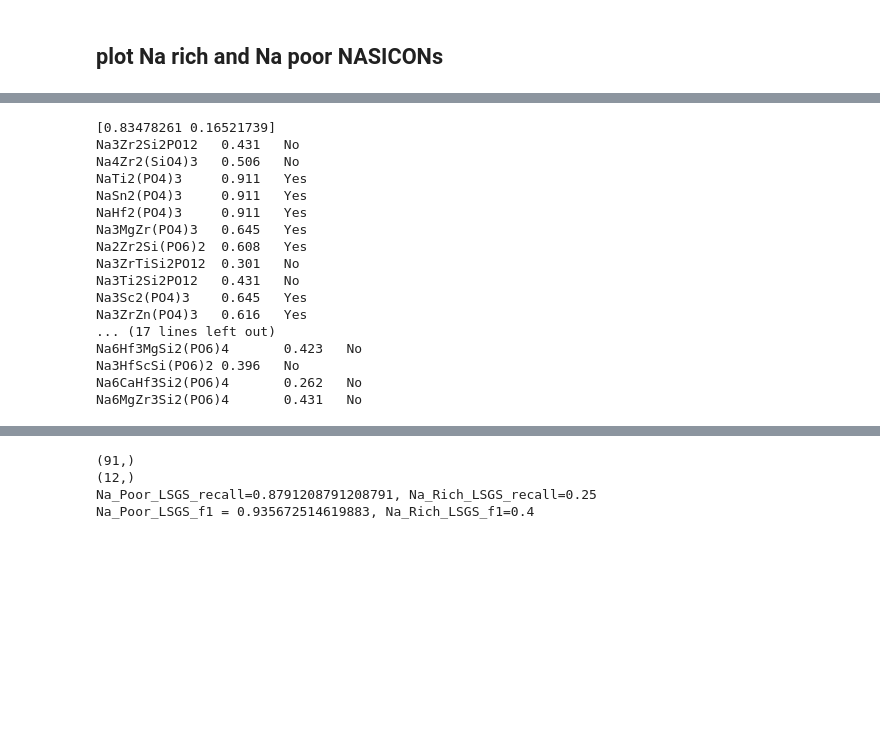
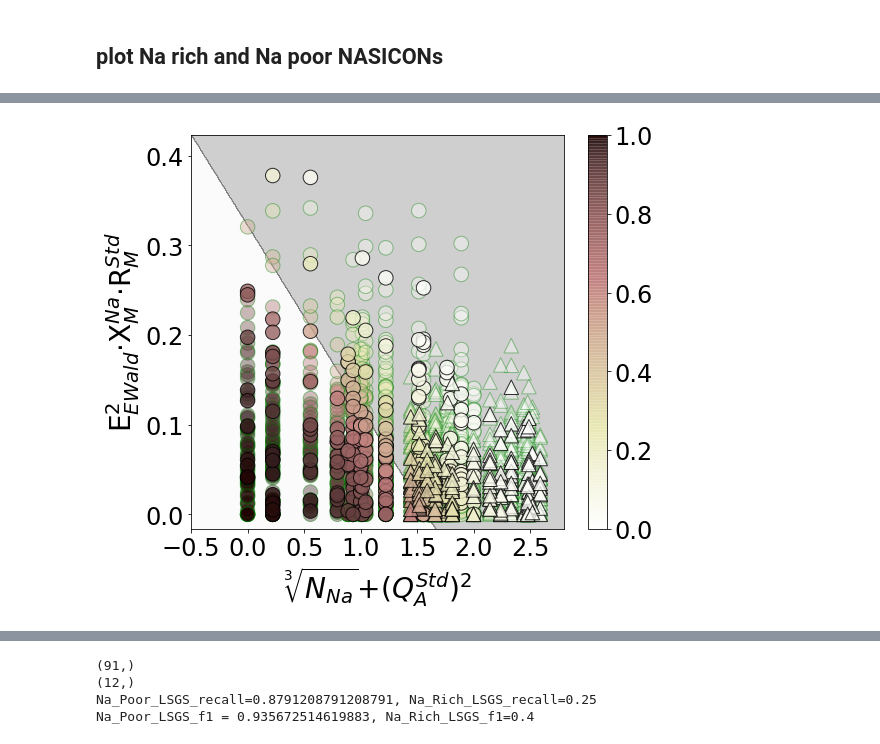
Before and after one commit to Jeff-oakley/NASICON_Predictor_Data, a Jupyter notebook: Run_five_fold_CV.ipynb, the cells around one changed output, grey strips where cells are left out. Drawn from its saved outputs; the diff is of its cells as text; code cells hidden in the pictures; blank space fills up the shorter version.

```diff
--- a/Run_five_fold_CV.ipynb
+++ b/Run_five_fold_CV.ipynb
@@ -375,10 +357,10 @@ test_comp_names = [all_comp_names[i] for i in best_test_index]
 NNa_train_arry = obtain_NNa(train_comp_names)
 NNa_test_arry = obtain_NNa(test_comp_names)
 
-NaPoor_LSGS_train_ind = np.where((NNa_train_arry<=1.0) & (ehull_train_arry<=0))[0]
-NaRich_LSGS_train_ind = np.where((NNa_train_arry>=3.0) & (ehull_train_arry<=0))[0]
-NaPoor_LSGS_test_ind = np.where((NNa_test_arry<=1.0) & (ehull_test_arry<=0))[0]
-NaRich_LSGS_test_ind = np.where((NNa_test_arry>=3.0) & (ehull_test_arry<=0))[0]
+NaPoor_LSGS_train_inds = np.where((NNa_train_arry<=1.0) & (ehull_train_arry<=0))[0]
+NaRich_LSGS_train_inds = np.where((NNa_train_arry>=3.0) & (ehull_train_arry<=0))[0]
+NaPoor_LSGS_test_inds = np.where((NNa_test_arry<=1.0) & (ehull_test_arry<=0))[0]
+NaRich_LSGS_test_inds = np.where((NNa_test_arry>=3.0) & (ehull_test_arry<=0))[0]
 # %%
 # The weighted ratio
 
@@ -440,31 +402,36 @@ plt.savefig('Fig_5c.pdf')
-# %%
-# Print the probability predicted by best model
-flags = ['Yes','No']
-ratio = best_clf.class_weight_/best_clf.class_weight_.sum()
-print(ratio)
-
-for exp_ind in reported_exp_inds + new_exp_inds:
-    comp_name = all_comp_names[exp_ind]
-    prob = best_clf.predict_proba(X_all_data[[exp_ind]])[0]
-    prob *= ratio
-    prob /= prob.sum()
-    flag = flags[int(best_clf.predict(X_all_data[[exp_ind]])[0])]
-    print(f'{comp_name}\t{prob[0]:.3f}\t{flag}')
-# %% [output]
-[0.83478261 0.16521739]
-Na3Zr2Si2PO12   0.431   No
-Na4Zr2(SiO4)3   0.506   No
-NaTi2(PO4)3     0.911   Yes
-NaSn2(PO4)3     0.911   Yes
-NaHf2(PO4)3     0.911   Yes
-Na3MgZr(PO4)3   0.645   Yes
-Na2Zr2Si(PO6)2  0.608   Yes
-Na3ZrTiSi2PO12  0.301   No
-Na3Ti2Si2PO12   0.431   No
-Na3Sc2(PO4)3    0.645   Yes
-Na3ZrZn(PO4)3   0.616   Yes
-... (17 lines left out)
-Na6Hf3MgSi2(PO6)4       0.423   No
-Na3HfScSi(PO6)2 0.396   No
-Na6CaHf3Si2(PO6)4       0.262   No
-Na6MgZr3Si2(PO6)4       0.431   No
+# %%
+NaPoor_train_inds = np.where((NNa_train_arry<=1.0))[0]
+NaRich_train_inds = np.where((NNa_train_arry>=3.0))[0]
+NaPoor_test_inds = np.where((NNa_test_arry<=1.0))[0]
+NaRich_test_inds = np.where((NNa_test_arry>=3.0))[0]
+
+ratio =  best_clf.class_weight_/best_clf.class_weight_.sum()
+NaPoor_train_proba = calc_prob(best_clf,best_X_train[NaPoor_train_inds])
+NaRich_train_proba = calc_prob(best_clf,best_X_train[NaRich_train_inds])
+NaPoor_test_proba = calc_prob(best_clf,best_X_test[NaPoor_test_inds])
+NaRich_test_proba = calc_prob(best_clf,best_X_test[NaRich_test_inds])
+
+plt.figure(figsize=(8,7))
+plot_ml_grid(clf,X_all_data)
+
+ehull_train_arry = ehull_all_data[best_train_index]
+ehull_test_arry = ehull_all_data[best_test_index]
+
+plt.scatter(best_X_train[NaPoor_train_inds,0],best_X_train[NaPoor_train_inds,1],cmap='pink_r',marker='o',
+         s=210,c=NaPoor_train_proba,edgecolors=['g' for _ in range(len(NaPoor_train_proba))],alpha=0.4,
+            vmin=0.0,vmax=1.0)
+plt.scatter(best_X_train[NaRich_train_inds,0],best_X_train[NaRich_train_inds,1],cmap='pink_r',marker='^',
+         s=210,c=NaRich_train_proba,edgecolors=['g' for _ in range(len(NaRich_train_proba))],alpha=0.4,
+            vmin=0.0,vmax=1.0)
+plt.scatter(best_X_test[NaPoor_test_inds,0],best_X_test[NaPoor_test_inds,1],cmap='pink_r',marker='o',
+         s=210,c=NaPoor_test_proba,edgecolors=['k' for _ in range(len(NaPoor_LSGS_test_inds))],alpha=0.8,
+         vmin=0.0,vmax=1.0)
+plt.scatter(best_X_test[NaRich_test_inds,0],best_X_test[NaRich_test_inds,1],cmap='pink_r',marker='^',
+         s=210,c=NaRich_test_proba,edgecolors=['k' for _ in range(len(NaRich_LSGS_test_inds))],alpha=0.8,
+         vmin=0.0,vmax=1.0)
+CB=plt.colorbar()
+CB.ax.tick_params(labelsize=24)
+pretty_plot()
+plt.savefig('Fig_S6a.pdf')
+# %% [output]
+[figure, added]
```
Also changed, not shown: parts of 20 cells of this notebook, 8 other files.
